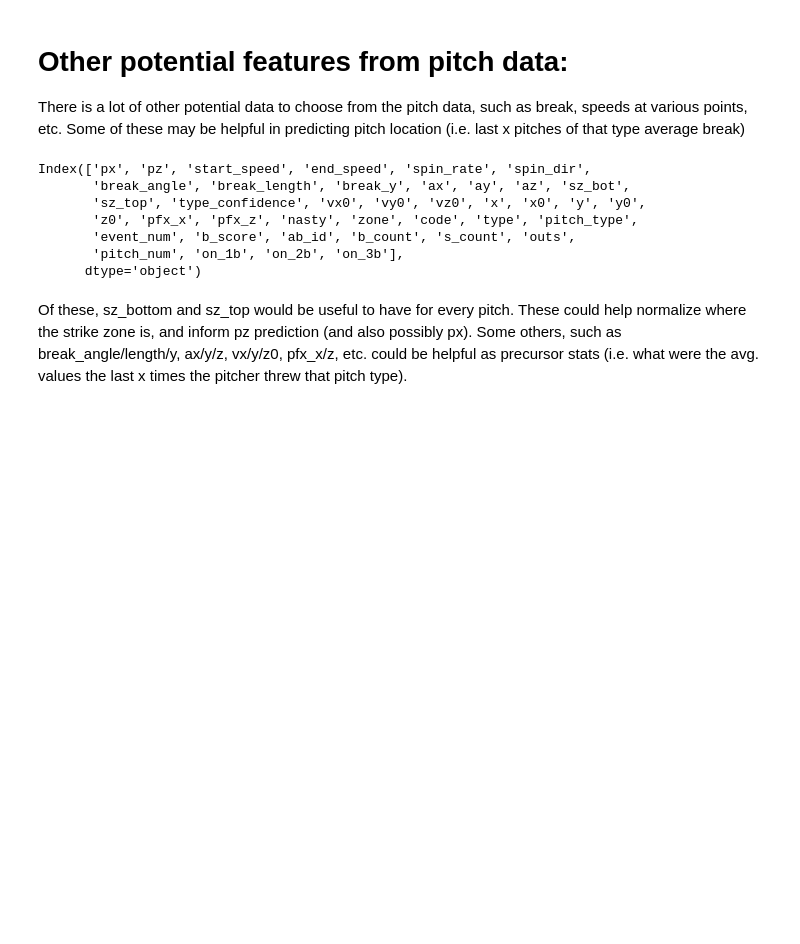
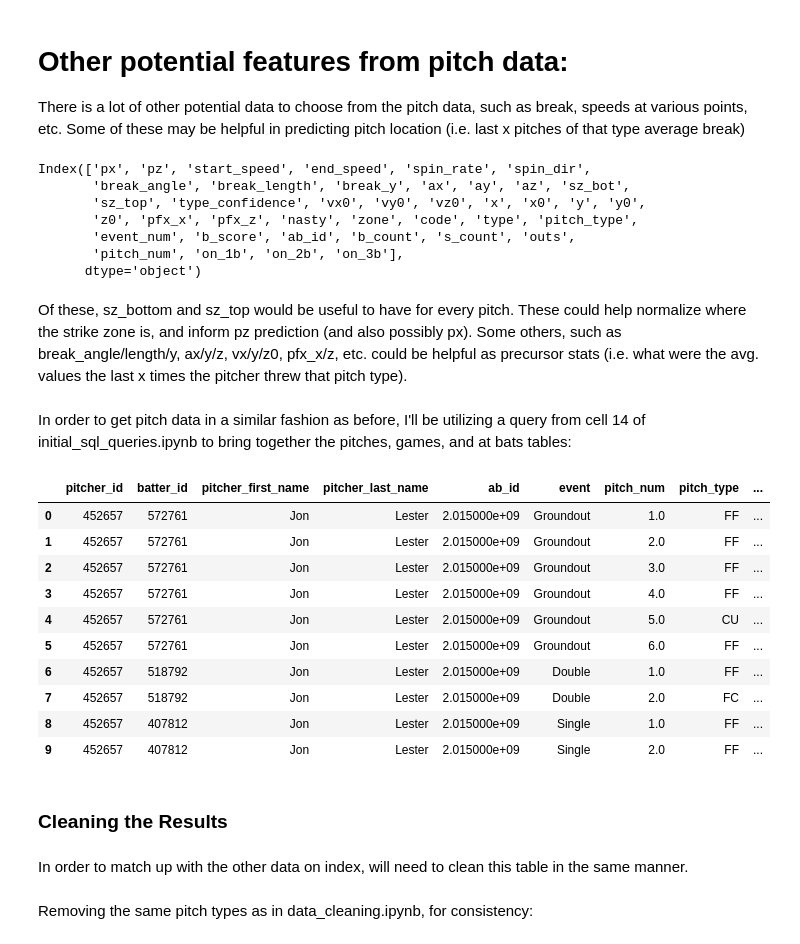
Before and after one commit to pbovard63/Predicting_MLB_Pitches, a Jupyter notebook: Feature_Engineering_Round_2/Feature_Engineering.ipynb, the cells around one changed output. Saved outputs shown, nothing was run; the diff lists cells and outputs as text; code cells hidden in the pictures; blank space fills up the shorter version.

Commit message:
Updating with new feature engineering

```diff
--- a/Feature_Engineering_Round_2/Feature_Engineering.ipynb
+++ b/Feature_Engineering_Round_2/Feature_Engineering.ipynb
@@ -472,3 +514,71 @@ Index(['px', 'pz', 'start_speed', 'end_speed', 'spin_rate', 'spin_dir',
       dtype='object')
 # %% [markdown]
 Of these, sz_bottom and sz_top would be useful to have for every pitch.  These could help normalize where the strike zone is, and inform pz prediction (and also possibly px).  Some others, such as break_angle/length/y, ax/y/z, vx/y/z0, pfx_x/z, etc. could be helpful as precursor stats (i.e. what were the avg. values the last x times the pitcher threw that pitch type).
+# %% [markdown]
+In order to get pitch data in a similar fashion as before, I'll be utilizing a query from cell 14 of initial_sql_queries.ipynb to bring together the pitches, games, and at bats tables:
+# %%
+query = '''
+--Queuing up the game/at bat info from teh above query:
+WITH game_player_ab AS (
+
+WITH game_ab AS (
+SELECT a.inning, a.batter_id, a.pitcher_id, a.top, a.ab_id, a.p_score, a.stand, a.p_throws, a.event, g.date, g.home_team, g.away_team
+FROM atbats as a
+RIGHT JOIN games as g
+    ON a.g_id = g.g_id
+)
+
+SELECT g.*,
+p.first_name as Pitcher_First_Name, p.last_name as Pitcher_Last_Name,
+h.first_name as Hitter_First_Name, h.last_name as Hitter_Last_Name
+
+FROM game_ab as g
+
+--first, joining up the pitcher's name:
+LEFT JOIN players as p
+    ON g.pitcher_id = p.id
+
+--now, joining the hitter's name:
+LEFT JOIN players as h
+    ON g.batter_id = h.id
+
+--Ordering:
+ORDER BY g.ab_id ASC
+)
+
+SELECT
+--First, taking some of the data above to help identify pitch indexes:
+gpa.pitcher_id, gpa.batter_id, gpa.Pitcher_First_Name, gpa.Pitcher_Last_Name, gpa.ab_id, gpa.event, pi.pitch_num, pi.pitch_type,
+
+--Adding new features from the pitches table:
+pi.px, pi.sz_bot, pi.sz_top
+
+FROM pitches as pi
+RIGHT JOIN game_player_ab as gpa
+    ON pi.ab_id = gpa.ab_id
+
+--Ordering:
+ORDER BY gpa.ab_id ASC, pi.pitch_num ASC
+;
+'''
+combined_data_df = pd.read_sql(query, engine)
+
+combined_data_df.head(10)
+# %% [output]
+|  | pitcher_id | batter_id | pitcher_first_name | pitcher_last_name | ab_id | event | pitch_num | pitch_type | ... |
+| 0 | 452657 | 572761 | Jon | Lester | 2.015000e+09 | Groundout | 1.0 | FF | ... |
+| 1 | 452657 | 572761 | Jon | Lester | 2.015000e+09 | Groundout | 2.0 | FF | ... |
+| 2 | 452657 | 572761 | Jon | Lester | 2.015000e+09 | Groundout | 3.0 | FF | ... |
+| 3 | 452657 | 572761 | Jon | Lester | 2.015000e+09 | Groundout | 4.0 | FF | ... |
+| 4 | 452657 | 572761 | Jon | Lester | 2.015000e+09 | Groundout | 5.0 | CU | ... |
+| 5 | 452657 | 572761 | Jon | Lester | 2.015000e+09 | Groundout | 6.0 | FF | ... |
+| 6 | 452657 | 518792 | Jon | Lester | 2.015000e+09 | Double | 1.0 | FF | ... |
+| 7 | 452657 | 518792 | Jon | Lester | 2.015000e+09 | Double | 2.0 | FC | ... |
+| 8 | 452657 | 407812 | Jon | Lester | 2.015000e+09 | Single | 1.0 | FF | ... |
+| 9 | 452657 | 407812 | Jon | Lester | 2.015000e+09 | Single | 2.0 | FF | ... |
+# %% [markdown]
+### Cleaning the Results
+# %% [markdown]
+In order to match up with the other data on index, will need to clean this table in the same manner.
+# %% [markdown]
+Removing the same pitch types as in data_cleaning.ipynb, for consistency:
```
Also changed, not shown: parts of 21 cells of this notebook.
